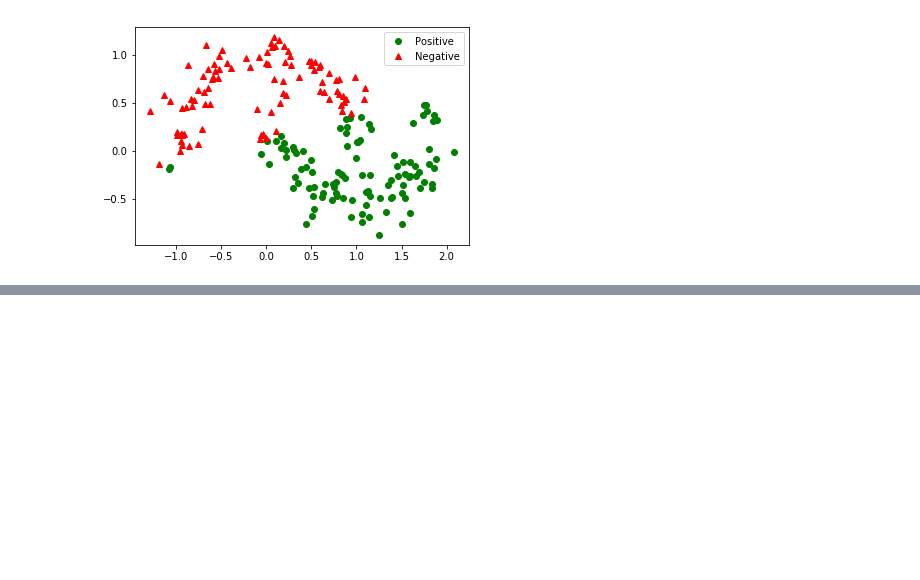
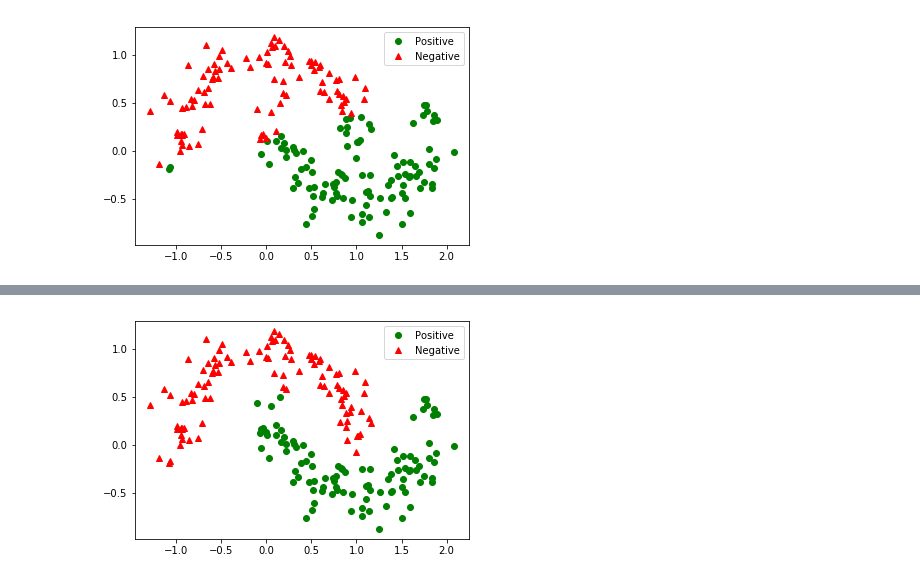
Before and after one commit to sivaram10/Python-Handson-Projects, a Jupyter notebook: 9-Up and running Tensorflow.ipynb, the cells around one changed output, grey strips where cells are left out. Cells and saved outputs as stored; diff of their text form; code cells hidden in the pictures; blank space fills up the shorter version.

```diff
--- a/9-Up and running Tensorflow.ipynb
+++ b/9-Up and running Tensorflow.ipynb
@@ -789,3 +789,69 @@ plt.legend()
 plt.show()
 # %% [output]
 [figure]
+# %%
+from sklearn.datasets import make_moons
+import matplotlib.pyplot as plt
+
+m = 1000
+X, y = make_moons(n_samples=m, noise=0.15, random_state=42)
+
+bias = np.ones((m, 1))
+X_plus_bias = np.c_[bias, X, X[:,0]**2, X[:,1]**2, X[:,0]**3, X[:,1]**3]
+y_columns = y.reshape(-1, 1)
+
+test_ratio = 0.2
+test_size = int(test_ratio * m)
+X_train = X_plus_bias[: -test_size]
+y_train = y_columns[: -test_size]
+X_test = X_plus_bias[-test_size:]
+y_test = y_columns[-test_size:]
+
+tf.reset_default_graph()
+n_epochs = 10001
+learning_rate = 0.01
+batch_size = 50
+n_batches = int(np.ceil(m / batch_size))
+
+def random_batch(X_train, y_train, batch_size):
+    rnd_indices = np.random.randint(0, len(X_train), batch_size)
+    X_batch = X_train[rnd_indices]
+    y_batch = y_train[rnd_indices]
+    return X_batch, y_batch
+
+X = tf.placeholder(tf.float32, shape=(None, 7), name="X")
+y = tf.placeholder(tf.float32, shape=(None, 1), name="y")
+theta = tf.Variable(tf.random_uniform([7, 1], -1.0, 1.0, seed=42), name="theta")
+logit = tf.matmul(X, theta, name="logit")
+y_proba = 1/(1+tf.exp(-logit))
+loss = tf.losses.log_loss(y, y_proba)
+
+optimizer = tf.train.GradientDescentOptimizer(learning_rate=learning_rate)
+training_op = optimizer.minimize(loss)
+
+init = tf.global_variables_initializer()
+
+with tf.Session() as sess:
+    sess.run(init)
+
+    for epoch in range(n_epochs):
+        for batch_index in range(n_batches):
+            X_batch, y_batch = random_batch(X_train, y_train, batch_size)
+            sess.run(training_op, feed_dict={X: X_batch, y: y_batch})
+        loss_val = loss.eval({X: X_test, y: y_test})
+        if epoch % 1000 == 0:
+            print("Epoch:", epoch, "\tLoss:", loss_val)
+
+    y_proba_val = y_proba.eval(feed_dict={X: X_test, y: y_test})
+
+from sklearn.metrics import precision_score, recall_score
+y_pred = (y_proba_val >= 0.5)
+print("Precision:", precision_score(y_test, y_pred))
+print("Recall:", precision_score(y_test, y_pred))
+
+y_pred_idx = y_pred.reshape(-1) # a 1D array rather than a column vector
+plt.plot(X_test[y_pred_idx, 1], X_test[y_pred_idx, 2], 'go', label="Positive")
+plt.plot(X_test[~y_pred_idx, 1], X_test[~y_pred_idx, 2], 'r^', label="Negative")
+plt.legend()
+plt.show()
+# %% [output]
@@ -791,0 +871 @@ plt.show()
+[figure, added]
```
Also changed, not shown: parts of 1 cell of this notebook.
